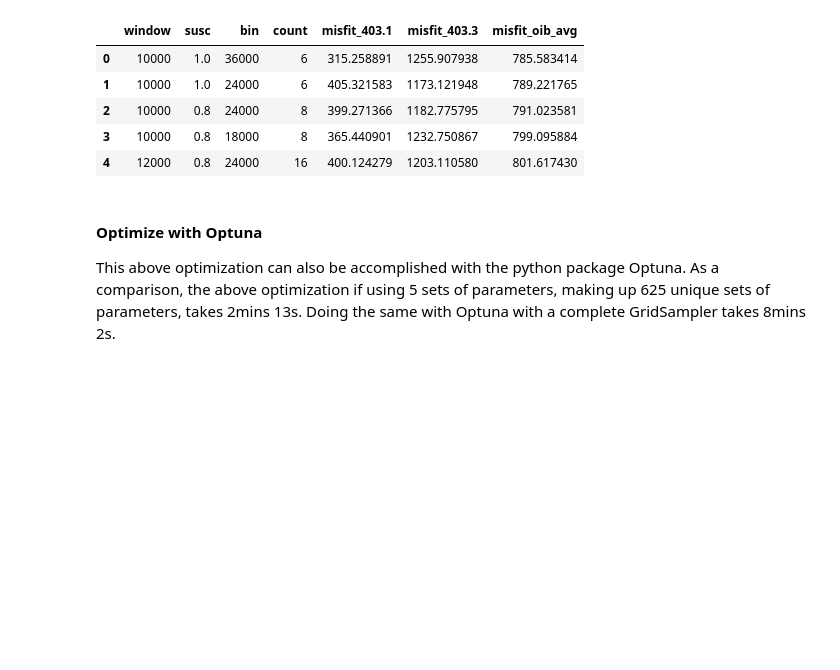
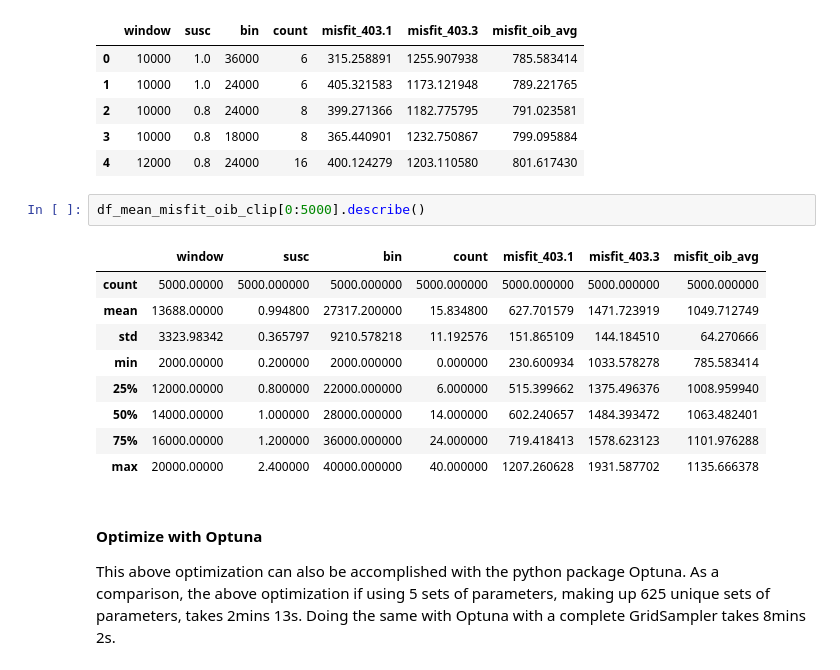
Before and after one commit to mdtanker/RIS_basement_sediment, a Jupyter notebook: Tankersley2022_GRL.ipynb, the cells around one changed output. Cells and saved outputs as stored; diff of their text form; blank space fills up the shorter version.

```diff
--- a/Tankersley2022_GRL.ipynb
+++ b/Tankersley2022_GRL.ipynb
@@ -593,6 +593,18 @@ df_mean_misfit_oib_clip.head()
 | 2 | 10000 | 0.8 | 24000 | 8 | 399.271366 | 1182.775795 | 791.023581 |
 | 3 | 10000 | 0.8 | 18000 | 8 | 365.440901 | 1232.750867 | 799.095884 |
 | 4 | 12000 | 0.8 | 24000 | 16 | 400.124279 | 1203.110580 | 801.617430 |
+# %%
+df_mean_misfit_oib_clip[0:5000].describe()
+# %% [output]
+|  | window | susc | bin | count | misfit_403.1 | misfit_403.3 | misfit_oib_avg |
+| count | 5000.00000 | 5000.000000 | 5000.000000 | 5000.000000 | 5000.000000 | 5000.000000 | 5000.000000 |
+| mean | 13688.00000 | 0.994800 | 27317.200000 | 15.834800 | 627.701579 | 1471.723919 | 1049.712749 |
+| std | 3323.98342 | 0.365797 | 9210.578218 | 11.192576 | 151.865109 | 144.184510 | 64.270666 |
+| min | 2000.00000 | 0.200000 | 2000.000000 | 0.000000 | 230.600934 | 1033.578278 | 785.583414 |
+| 25% | 12000.00000 | 0.800000 | 22000.000000 | 6.000000 | 515.399662 | 1375.496376 | 1008.959940 |
+| 50% | 14000.00000 | 1.000000 | 28000.000000 | 14.000000 | 602.240657 | 1484.393472 | 1063.482401 |
+| 75% | 16000.00000 | 1.200000 | 36000.000000 | 24.000000 | 719.418413 | 1578.623123 | 1101.976288 |
+| max | 20000.00000 | 2.400000 | 40000.000000 | 40.000000 | 1207.260628 | 1931.587702 | 1135.666378 |
 # %% [markdown]
 #### Optimize with Optuna
 This above optimization can also be accomplished with the python package Optuna. As a comparison, the above optimization if using 5 sets of parameters, making up 625 unique sets of parameters, takes 2mins 13s. Doing the same with Optuna with a complete GridSampler takes 8mins 2s.
```
Also changed, not shown: parts of 10 cells of this notebook, 1 other file.
